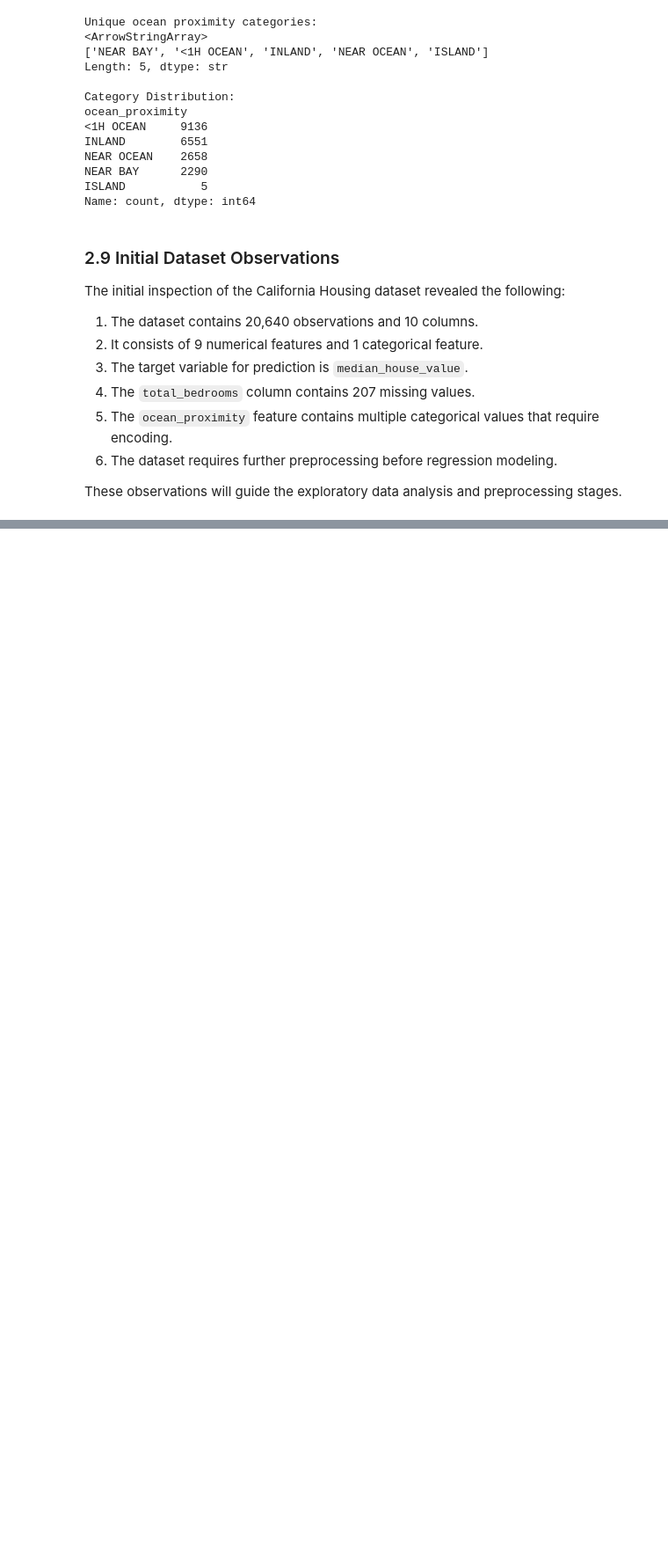
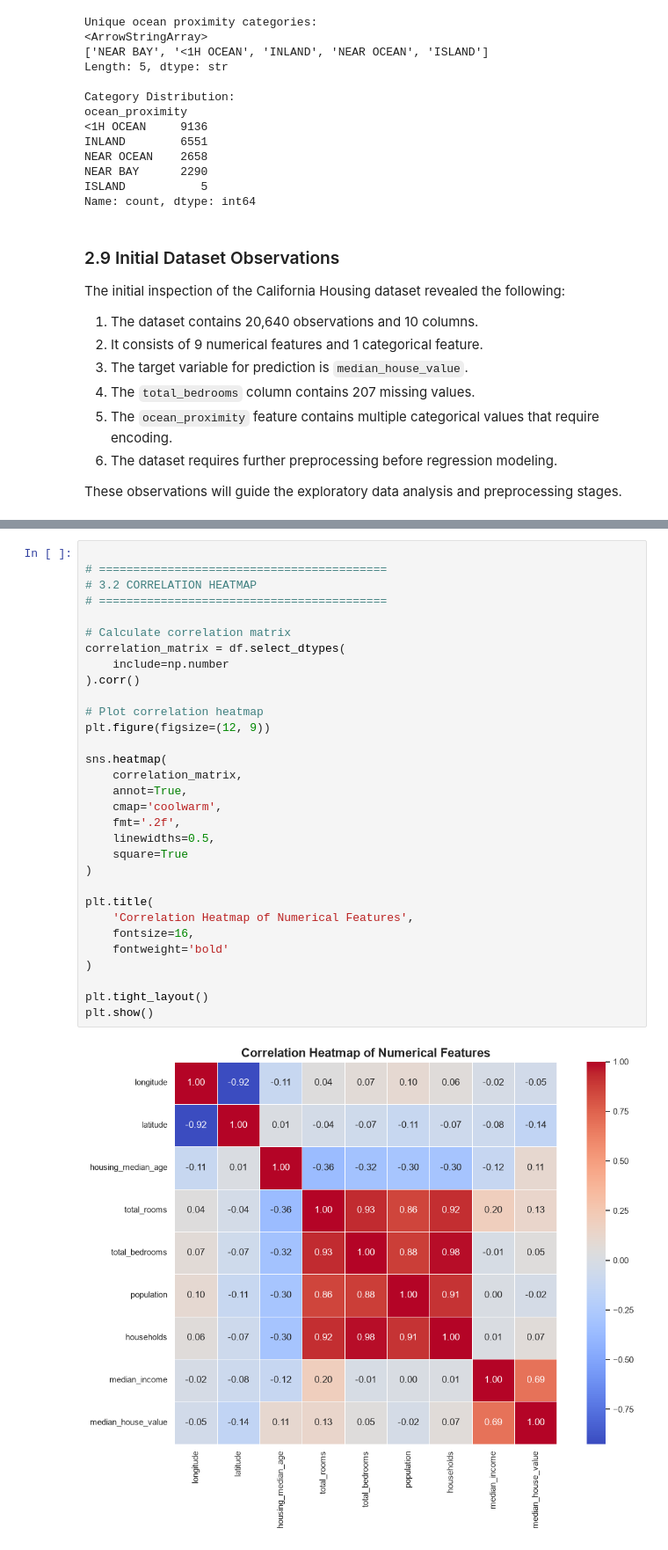
Before and after one commit to itsnatashasingh/Datheon_Python_Internship, a Jupyter notebook: Task_2_Housing_Price_Prediction/notebook/housing_price_prediction.ipynb, the cells around one changed output, grey strips where cells are left out. Shown at 88% size. Cells and saved outputs as stored; diff of their text form; blank space fills up the shorter version.

```diff
--- a/Task_2_Housing_Price_Prediction/notebook/housing_price_prediction.ipynb
+++ b/Task_2_Housing_Price_Prediction/notebook/housing_price_prediction.ipynb
@@ -273,0 +330,33 @@ These observations will guide the exploratory data analysis and preprocessing st
+# %%
+
+# ==========================================
+# 3.2 CORRELATION HEATMAP
+# ==========================================
+
+# Calculate correlation matrix
+correlation_matrix = df.select_dtypes(
+    include=np.number
+).corr()
+
+# Plot correlation heatmap
+plt.figure(figsize=(12, 9))
+
+sns.heatmap(
+    correlation_matrix,
+    annot=True,
+    cmap='coolwarm',
+    fmt='.2f',
+    linewidths=0.5,
+    square=True
+)
+
+plt.title(
+    'Correlation Heatmap of Numerical Features',
+    fontsize=16,
+    fontweight='bold'
+)
+
+plt.tight_layout()
+plt.show()
+# %% [output]
+[figure, added]
```
Also changed, not shown: parts of 68 cells of this notebook.
